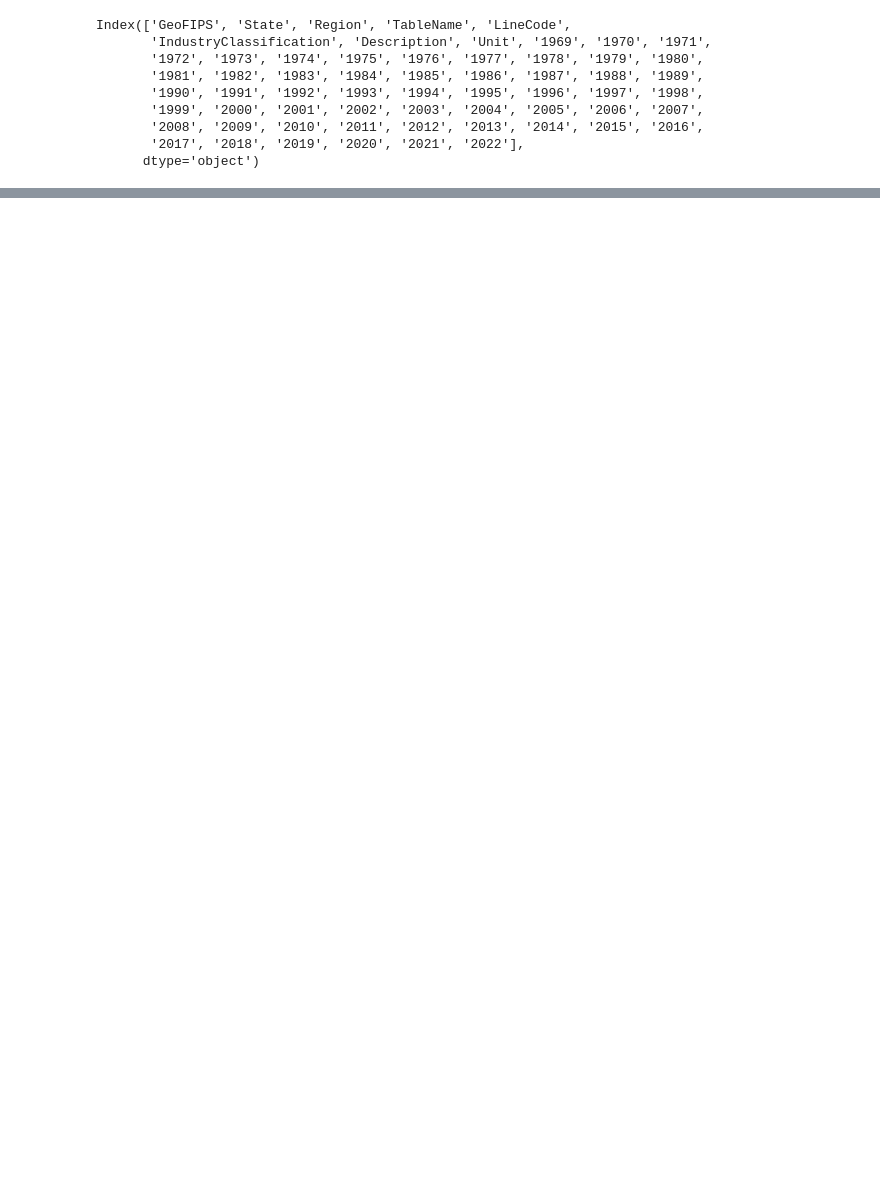
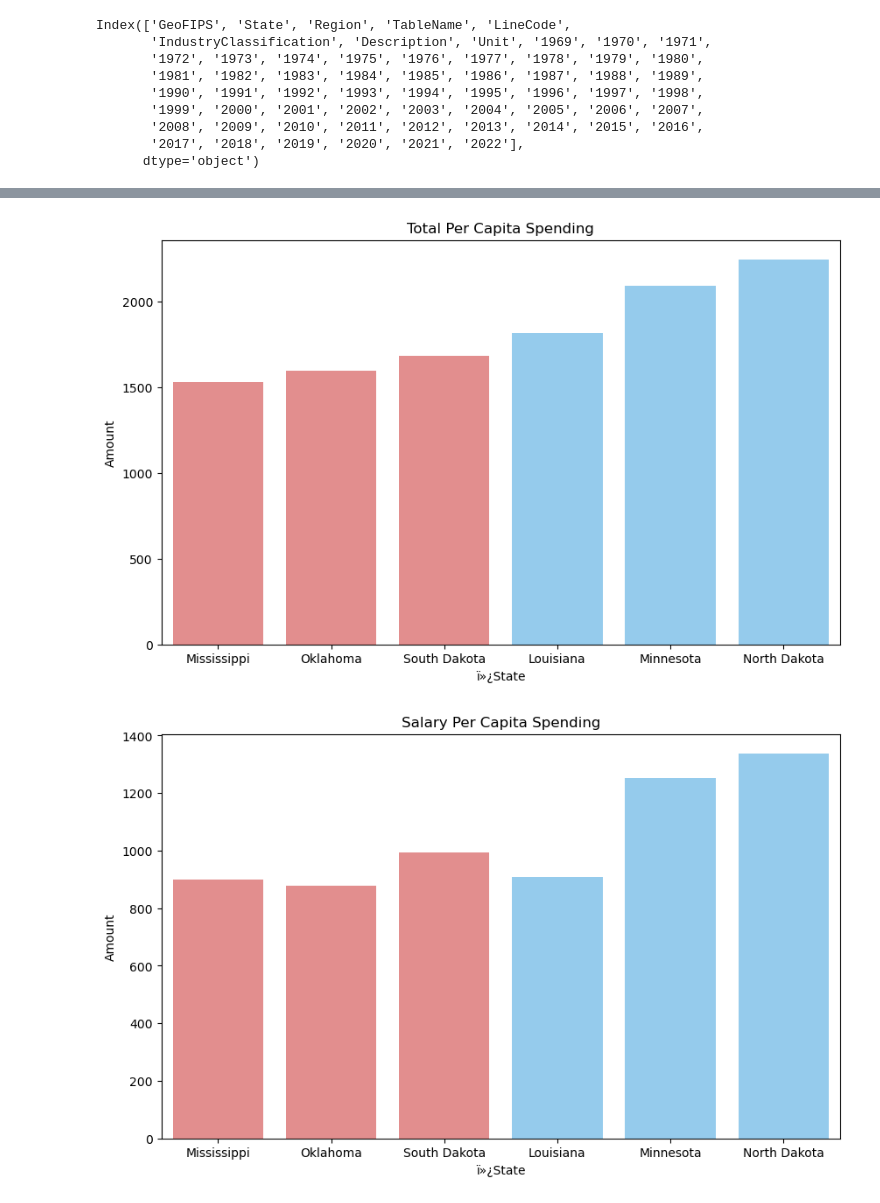
Before and after one commit to vjayne93/blue-team-project-1, a Jupyter notebook: Mikes_Working_File.ipynb, the cells around one changed output, grey strips where cells are left out. Saved outputs shown, nothing was run; the diff lists cells and outputs as text; code cells hidden in the pictures; blank space fills up the shorter version.

```diff
--- a/Mikes_Working_File.ipynb
+++ b/Mikes_Working_File.ipynb
@@ -61,0 +146,11 @@ NameError: name 'df_grouped' is not defined
+# %%
+# Add a new column "Depression Level" based on specified criteria
+df_filtered_coi['Depression Level'] = df_filtered_coi['ï»¿State'].apply(
+    lambda x: 'High' if x in ['Louisiana', 'Mississippi', 'Oklahoma'] else 'Low'
+)
+
+# Sort the DataFrame by the new column
+df_filtered_coi = df_filtered_coi.sort_values(by='Depression Level')
+
+# Display the resulting DataFrame
+df_filtered_coi
@@ -61,0 +165,9 @@ NameError: name 'df_grouped' is not defined
+# %%
+columns_to_convert = ['Total (in thousands)', 'Salaries and wages', 'Employee benefits', 'Population']
+df_filtered_coi[columns_to_convert] = df_filtered_coi[columns_to_convert].astype(int)
+
+df_filtered_coi['total_per_capita_spending'] = df_filtered_coi['Total (in thousands)'] / df_filtered_coi['Population'] * 1000
+df_filtered_coi['salary_per_capita_spending'] = df_filtered_coi['Salaries and wages'] / df_filtered_coi['Population'] * 1000
+df_filtered_coi['benefits_per_capita_spending'] = df_filtered_coi['Employee benefits'] / df_filtered_coi['Population'] * 1000
+
+df_filtered_coi
@@ -61,0 +182,28 @@ NameError: name 'df_grouped' is not defined
+# %%
+# Create a DataFrame for plotting
+plot_df = df_filtered_coi.sort_values('total_per_capita_spending')
+colors = df_filtered_sorted['Depression Level'].map({'High': 'lightcoral', 'Low': 'lightskyblue'})
+
+# Plot total_per_capita_spending
+plt.figure(figsize=(10, 6))
+sns.barplot(x='ï»¿State', y='total_per_capita_spending', data=plot_df, palette=colors)
+plt.title('Total Per Capita Spending')
+plt.ylabel('Amount')
+plt.show()
+
+# Plot salary_per_capita_spending
+plt.figure(figsize=(10, 6))
+sns.barplot(x='ï»¿State', y='salary_per_capita_spending', data=plot_df, palette=colors)
+plt.title('Salary Per Capita Spending')
+plt.ylabel('Amount')
+plt.show()
+
+# Plot benefits_per_capita_spending
+plt.figure(figsize=(10, 6))
+sns.barplot(x='ï»¿State', y='benefits_per_capita_spending', data=plot_df, palette=colors)
+plt.title('Benefits Per Capita Spending')
+plt.ylabel('Amount')
+plt.show()
+# %% [output]
+[figure, added]
+[figure, added]
```
Also changed, not shown: parts of 13 cells of this notebook, 1 other file.
